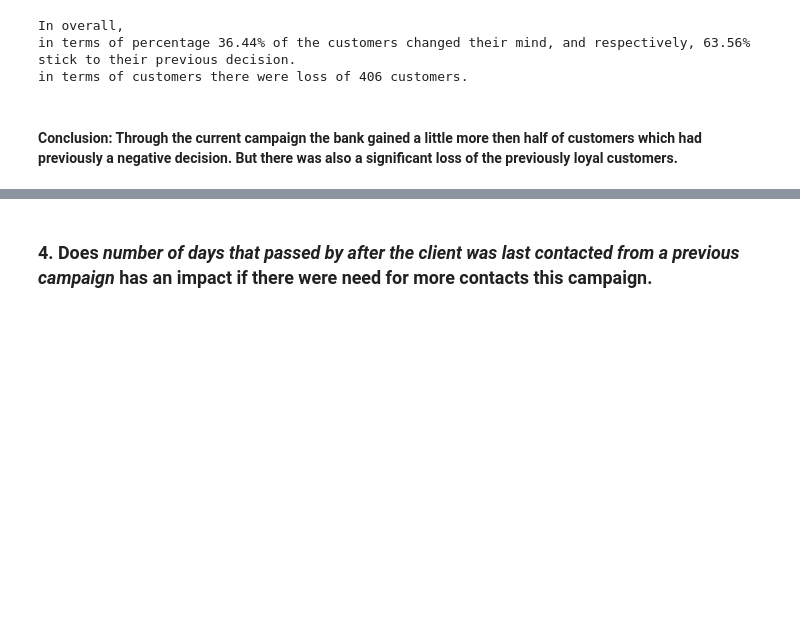
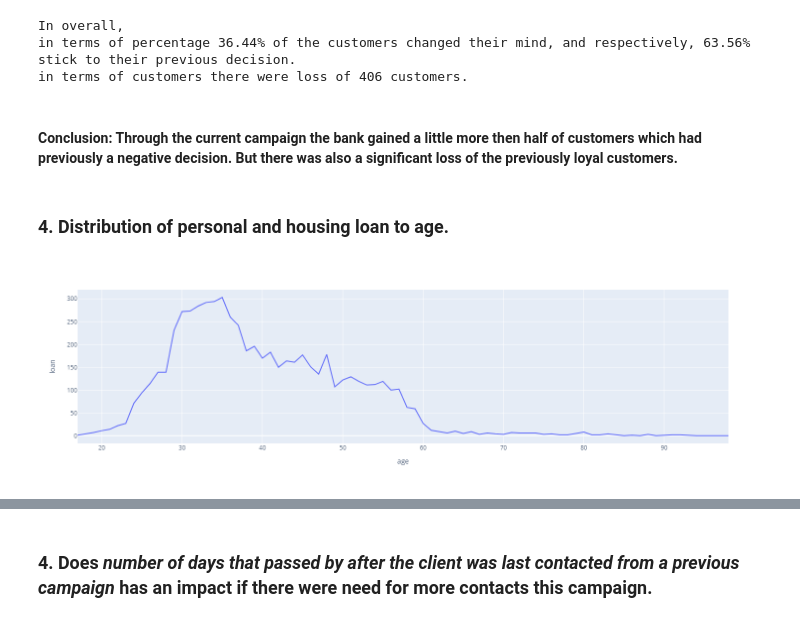
Before and after one commit to o-sapov/data_science_course-mlgraz, a Jupyter notebook: notebooks/eda.ipynb, the cells around one changed output, grey strips where cells are left out. Saved outputs shown, nothing was run; the diff lists cells and outputs as text; code cells hidden in the pictures; blank space fills up the shorter version.

```diff
--- a/notebooks/eda.ipynb
+++ b/notebooks/eda.ipynb
@@ -191,3 +191,21 @@ in terms of percentage 36.44% of the customers changed their mind, and respectiv
 in terms of customers there were loss of 406 customers.
 # %% [markdown]
 #### Conclusion: Through the current campaign the bank gained a little more then half of customers which had previously a negative decision. But there was also a significant loss of the previously loyal customers.
+# %% [markdown]
+### 4. Distribution of personal and housing loan to age.
+# %%
+loan_housing = df
+#drop rows where the value is 'unknown'
+unknown = loan_housing.loc[(loan_housing.loan == 'unknown')|(loan_housing.housing == 'unknown')].index
+loan_housing_cleaned = loan_housing.drop(unknown)
+
+#map the values to integers
+loan_housing_cleaned.loan = loan_housing_cleaned.loan.map({'no':0, 'yes':1}).astype('uint8')
+loan_housing_cleaned.housing = loan_housing_cleaned.housing.map({'no':0, 'yes':1}).astype('uint8')
+
+df_temp = loan_housing_cleaned.groupby("age").sum().reset_index()
+# %%
+fig = px.line(df_temp, x="age", y="loan")
+fig.show()
+# %% [output]
+[figure, added]
```
Also changed, not shown: parts of 11 cells of this notebook.
